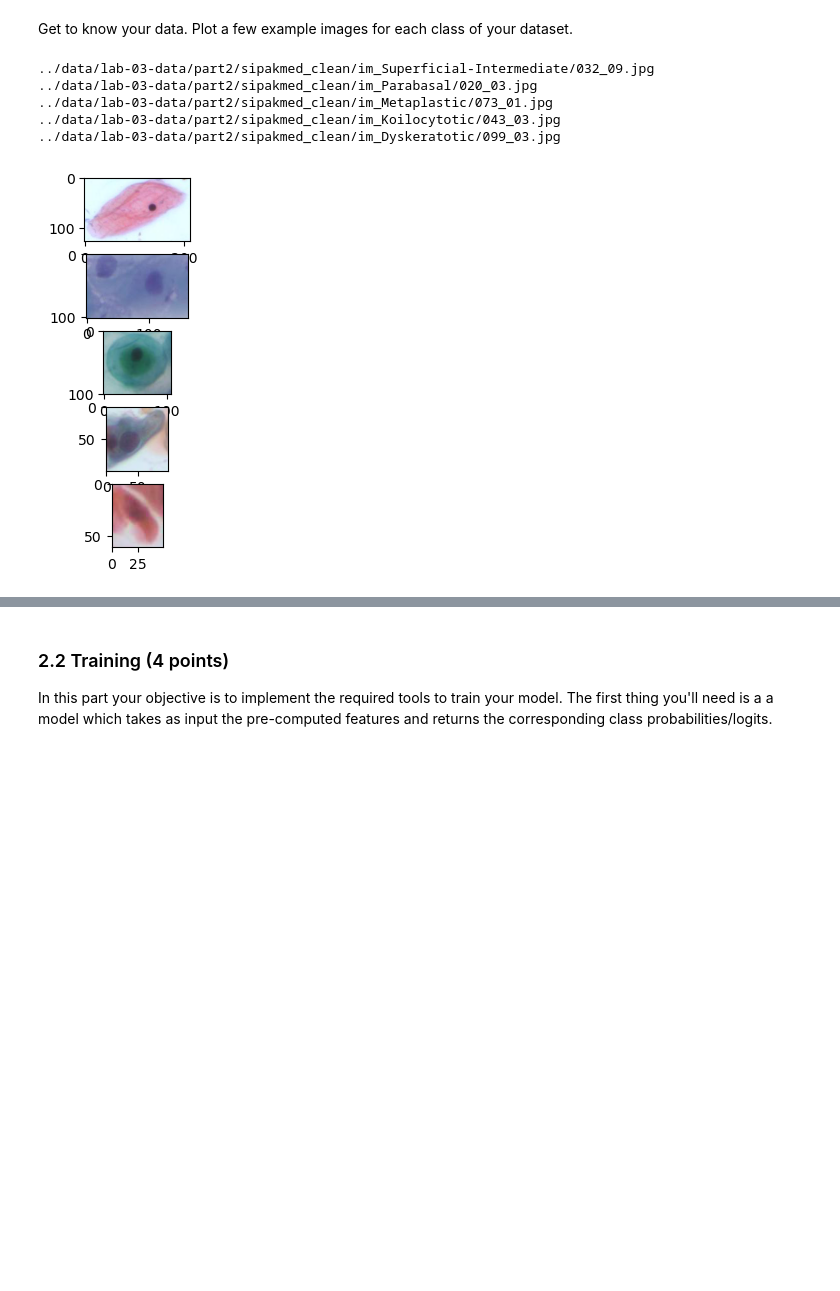
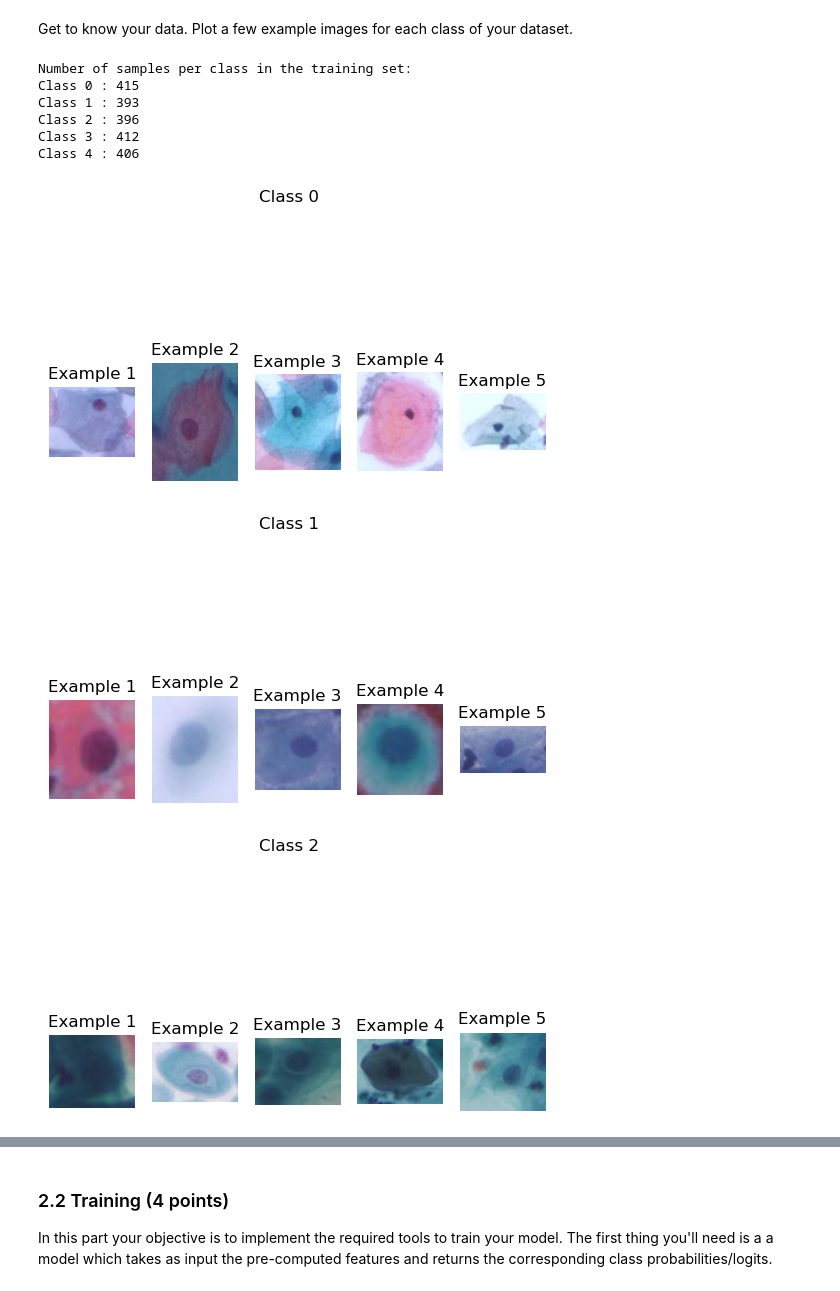
Before and after one commit to theoh-io/iapr_group15, a Jupyter notebook: labs/lab_03_classification.ipynb, the cells around one changed output, grey strips where cells are left out. Saved outputs shown, nothing was run; the diff lists cells and outputs as text; code cells hidden in the pictures; blank space fills up the shorter version.

```diff
--- a/labs/lab_03_classification.ipynb
+++ b/labs/lab_03_classification.ipynb
@@ -464,37 +449,33 @@ val_loader = DataLoader(val_dataset, batch_size=32, shuffle=True)
 test_loader = DataLoader(test_dataset, batch_size=32, shuffle=True)
 # %% [markdown]
 Get to know your data. Plot a few example images for each class of your dataset.
-# %%
-# Visualize some training example
-### YOUR CODE
-
-folder_path='../data/lab-03-data/part2/'
-fig, ax=plt.subplots(5)
-i=0
-for item in train_loader:
-    # Perform your training or evaluation on the batched data
-    embeddings, labels, paths= item
-    unique_labels = np.unique(labels)  # Get unique class labels
-
-    # Plot one embedding for each class
-    list_embeddings=[]
-    list_paths=[]
-    for label in unique_labels:
-        # Find the first embedding corresponding to the current label
-        index = np.where(labels == label)[0][0]
-        embedding = embeddings[index]
-        path=folder_path+paths[index]
-        list_embeddings.append(embedding)
-        list_paths.append(path)
-
-for i in range(len(list_paths)):
-    print(list_paths[i])
-    img=plt.imread(list_paths[i])
-    ax[i].imshow(img)
-# %% [output]
-../data/lab-03-data/part2/sipakmed_clean/im_Superficial-Intermediate/032_09.jpg
-../data/lab-03-data/part2/sipakmed_clean/im_Parabasal/020_03.jpg
-../data/lab-03-data/part2/sipakmed_clean/im_Metaplastic/073_01.jpg
-../data/lab-03-data/part2/sipakmed_clean/im_Koilocytotic/043_03.jpg
-../data/lab-03-data/part2/sipakmed_clean/im_Dyskeratotic/099_03.jpg
-[figure, removed]
+# %%
+# Visualize 5 training example Plot per class
+# print the number of samples per class
+print("Number of samples per class in the training set:")
+for i in range(5):
+    print("Class {} : {}".format(i, (train_dataset.labels == i).sum()))
+
+# plot 5 images per class
+for i in range(5):
+    plt.figure()
+
+    plt.suptitle("Class {}".format(i))
+    idx = (train_dataset.labels == i).nonzero()
+    idx = idx[0:5]
+    for j in range(5):
+        plt.subplot(1, 5, j+1)
+        plt.imshow(Image.open('../data/lab-03-data/part2/'+train_dataset.paths[idx[j]]))
+        plt.title('Example {}'.format(j+1))
+        plt.axis('off')
+    plt.show()
+# %% [output]
+Number of samples per class in the training set:
+Class 0 : 415
+Class 1 : 393
+Class 2 : 396
+Class 3 : 412
+Class 4 : 406
+[figure, added]
+[figure, added]
+[figure, added]
```
Also changed, not shown: parts of 18 cells of this notebook.
